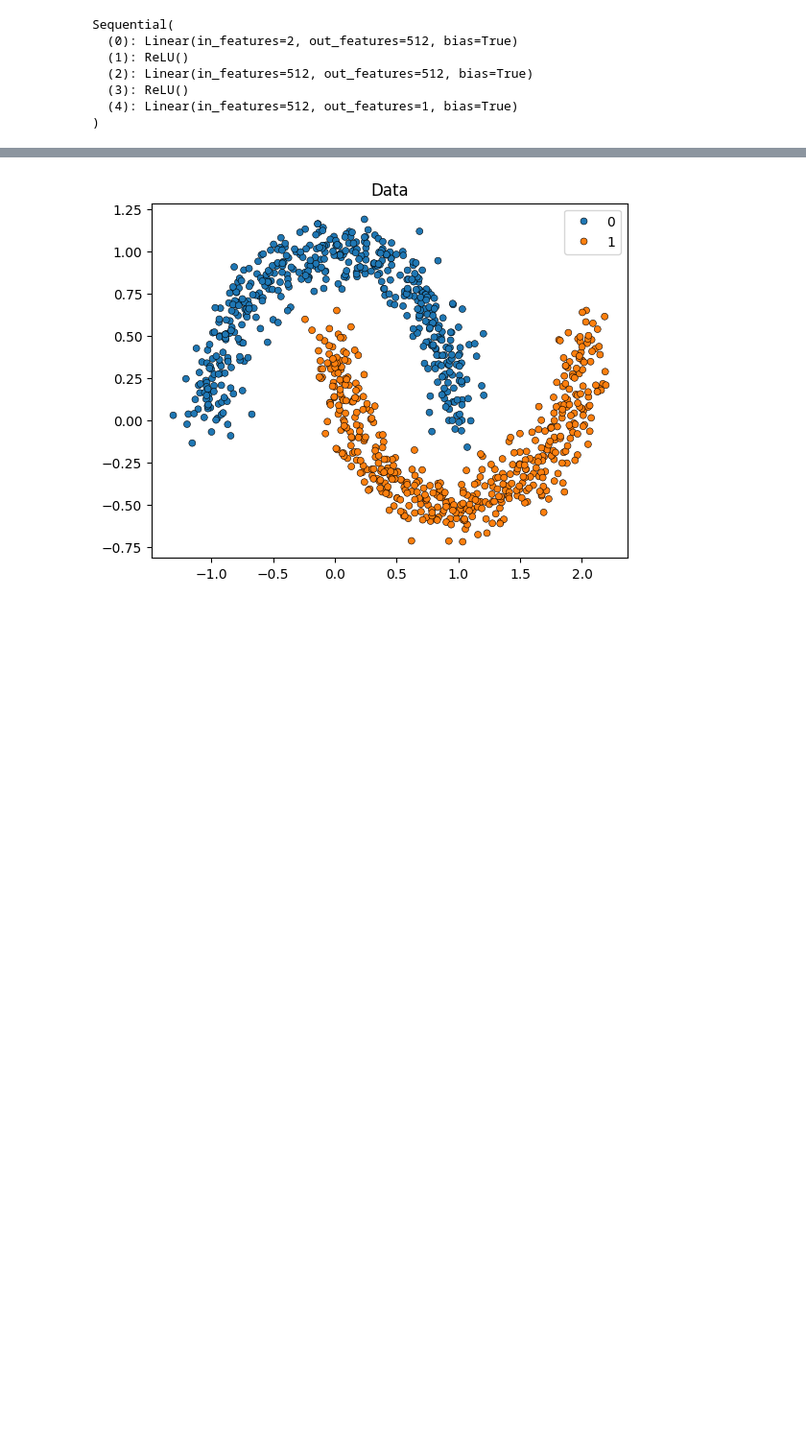
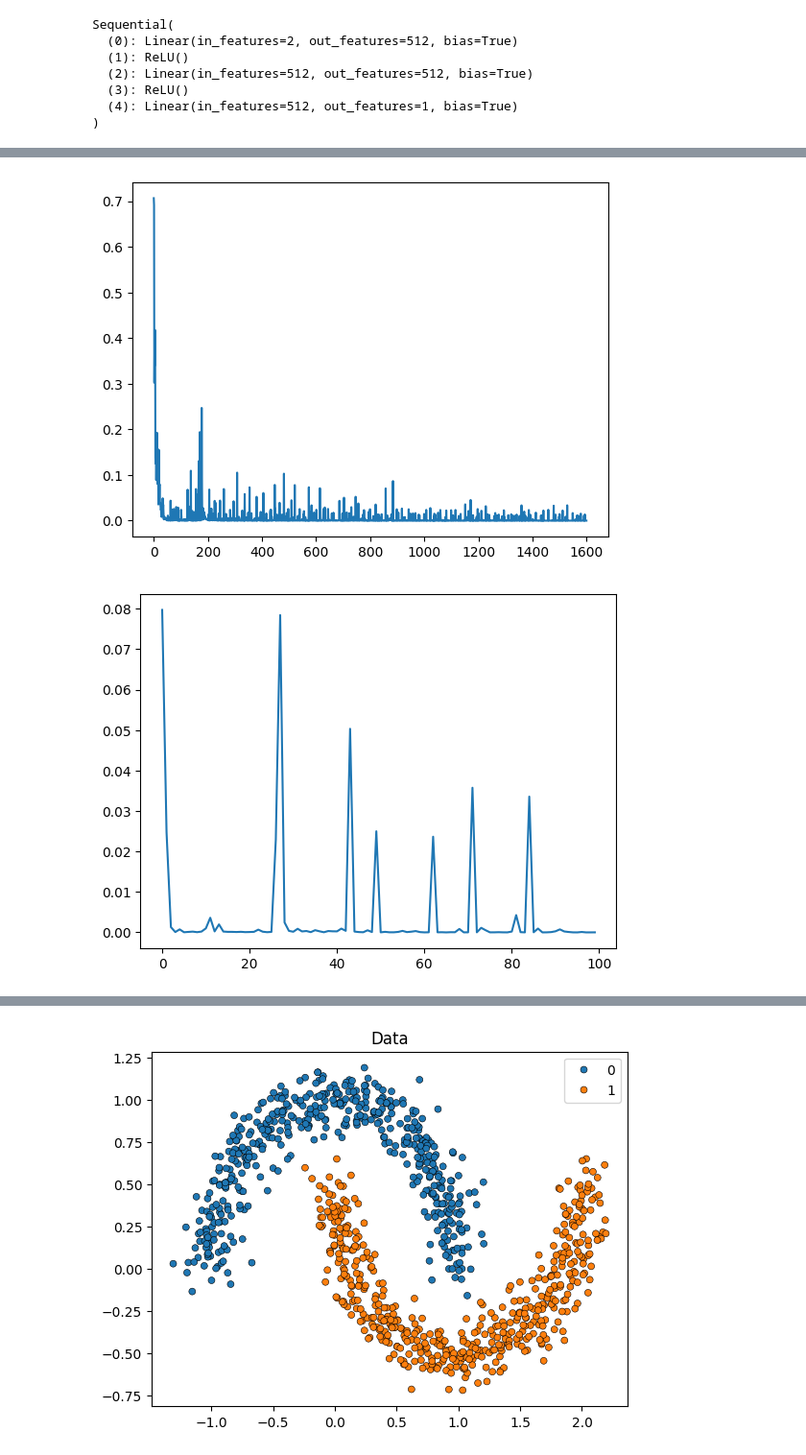
Before and after one commit to zUkrainak47/Deep-Learning, a Jupyter notebook: lab3.ipynb, the cells around one changed output, grey strips where cells are left out. Shown at 96% size. Saved outputs shown, nothing was run; the diff lists cells and outputs as text; code cells hidden in the pictures; blank space fills up the shorter version.

```diff
--- a/lab3.ipynb
+++ b/lab3.ipynb
@@ -87,6 +103,9 @@ Sequential(
 # %%
 # model.linear_relu_stack
 # %%
+learning_rate = 0.01
+batch_size = 64
+
 loss_func = nn.BCELoss()
-learning_rate = 0.01
 optimizer = torch.optim.Adam(model.parameters(), lr=learning_rate)
+my_moons_dataloader = DataLoader(my_moons, batch_size=64, shuffle=True)
@@ -103,3 +143,3 @@ def training_loop(model, loss_func, optimizer, epochs):
 # %%
-training_loop(model, loss_func, optimizer, 100)
+training_loop(my_moons_dataloader, model, loss_func, optimizer, 100)
 # %% [output]
@@ -123 +156,3 @@ training_loop(model, loss_func, optimizer, 100)
+[figure, added]
+[figure, added]
 # %%
```
Also changed, not shown: parts of 10 cells of this notebook.
